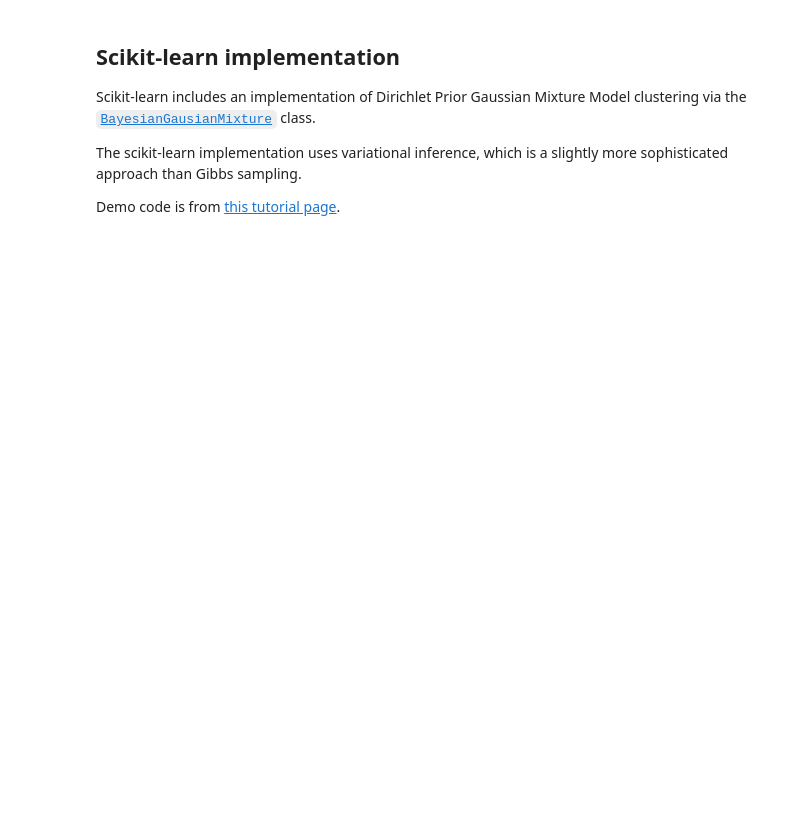
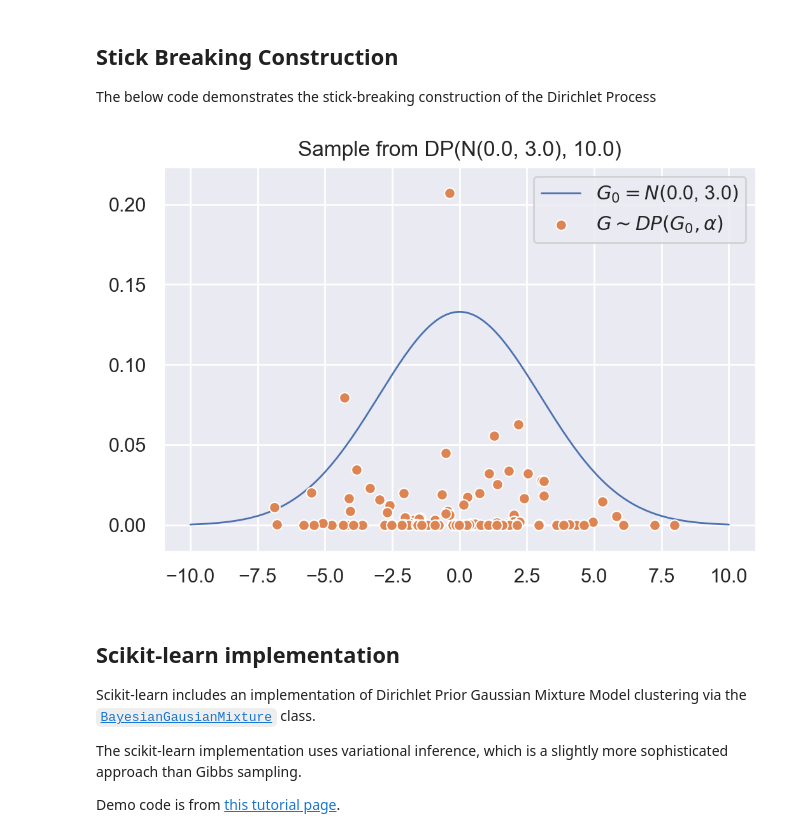
Before and after one commit to aaronsnoswell/scratchpad, a Jupyter notebook: dirichlet.ipynb, the cells around one changed output. Cells and saved outputs as stored; diff of their text form; code cells hidden in the pictures; blank space fills up the shorter version.

```diff
--- a/dirichlet.ipynb
+++ b/dirichlet.ipynb
@@ -249,3 +115,67 @@ plt.show()
+# %% [markdown]
+
+## Stick Breaking Construction
+
+The below code demonstrates the stick-breaking construction of the Dirichlet Process
+# %%
+
+# The base distribution for our GP
+G0_mean = 0.0
+G0_std = 3.0
+G0 = sp.stats.norm(G0_mean, G0_std)
+
+# Concentration parameter for our DP
+# Smaller values give more concentrated distributions
+alpha = 10.0               # Uniform Beta prior
+
+# Prepare stick-breaking distribution
+sbd = sp.stats.beta(1.0, alpha)
+
+n = 100
+locs = []
+probs = []
+beta_primes = []
+for k in range(n):
+
+    # Sample a location
+    locs.append(G0.rvs())
+
+    # Snap off some of the stick
+    beta_primes.append(sbd.rvs())
+
+    # Compute this sample's proportion of the remaining stick
+    remaining_stick = np.prod(1.0 - np.array(beta_primes[:-1]))
+    probs.append(
+        beta_primes[-1] * remaining_stick
+    )
+
+# Plot the sampled distribution
+sns.set()
+plt.figure(figsize=(6, 4), dpi=200)
+x = np.linspace(-10, 10, 200)
+sns.scatterplot(
+    locs,
+    probs,
+    color='C1',
+    label=r'$G \sim DP(G_0, \alpha)$',
+    zorder=2
+)
+plt.plot(
+    x,
+    G0.pdf(x),
+    lw=1,
+    label=r'$G_0 = N($' + f'{G0_mean}, {G0_std}' + r'$)$',
+    zorder=1
+)
+plt.legend()
+plt.title("Sample from DP(N({}, {}), {})".format(
+    G0_mean,
+    G0_std,
+    alpha
+))
+plt.show()
+# %% [output]
+[figure, added]
 # %% [markdown]
 
 ## Scikit-learn implementation
```
Also changed, not shown: parts of 10 cells of this notebook, 2 other files.
